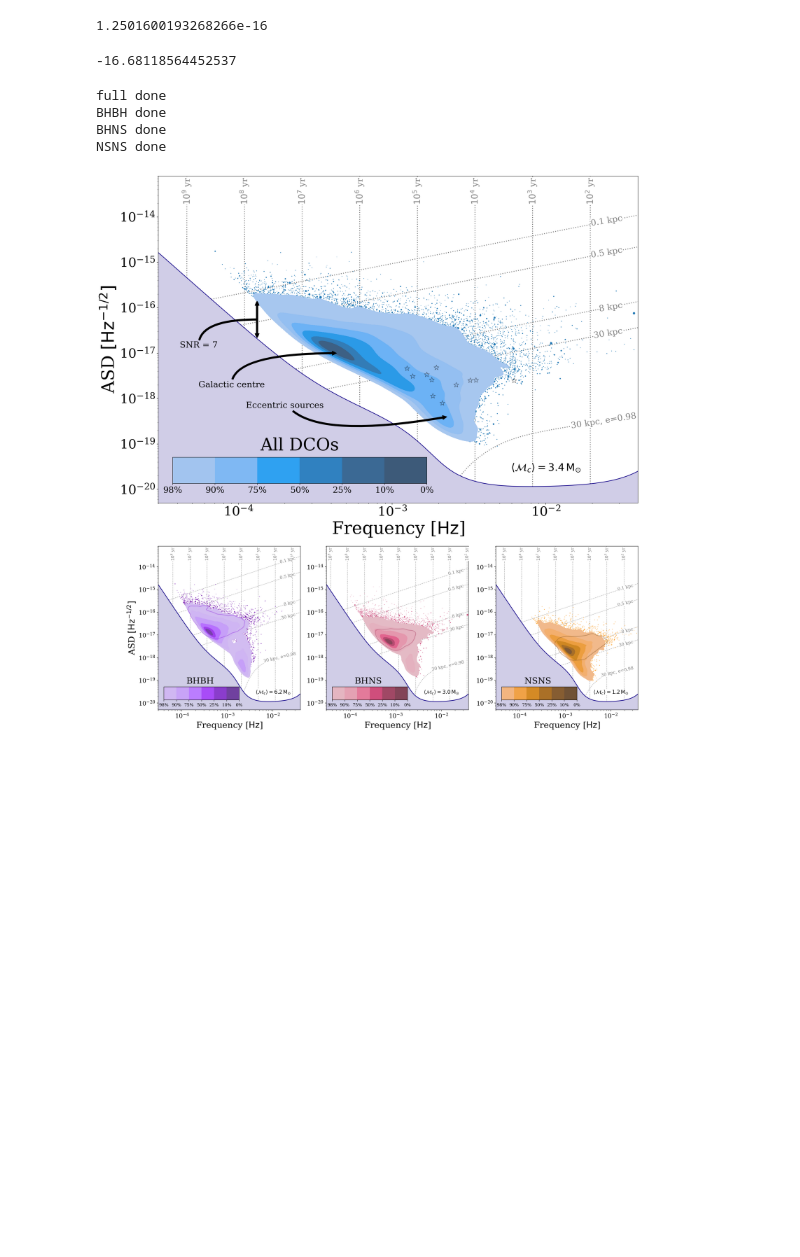
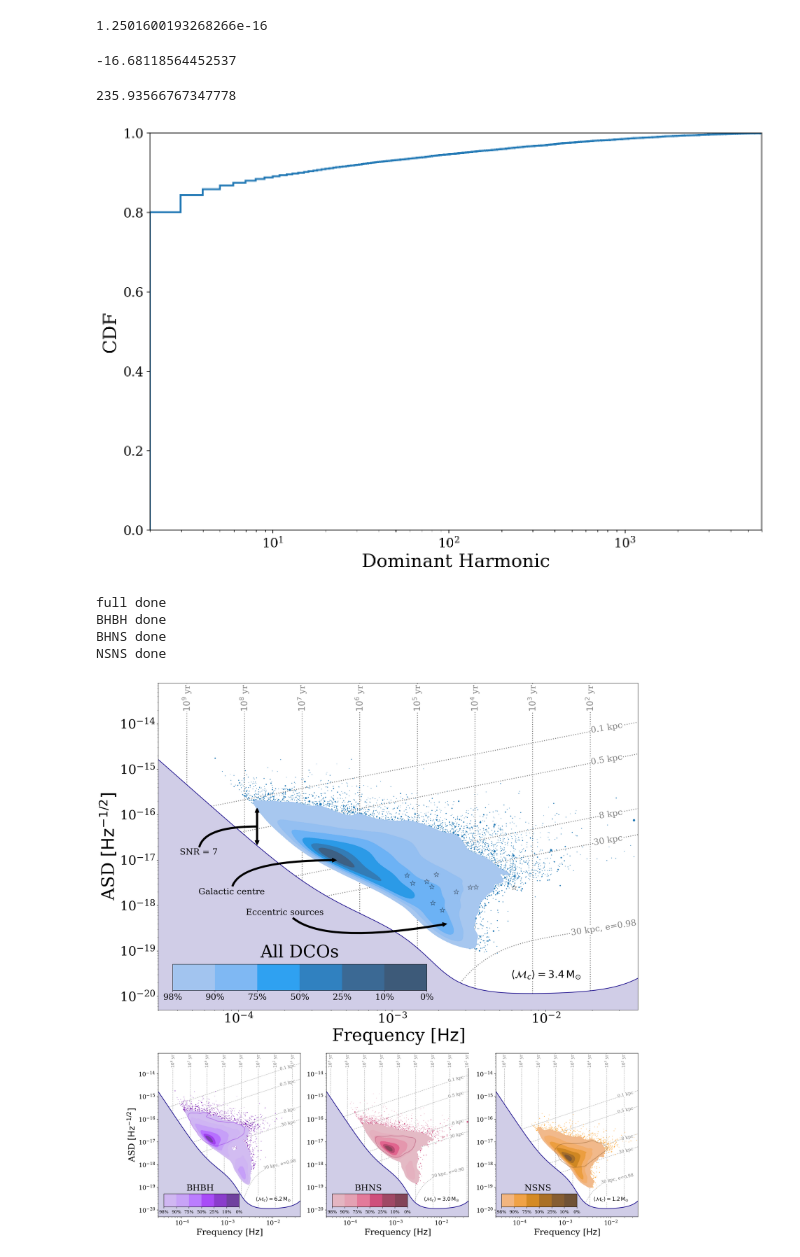
Before and after one commit to TomWagg/detecting-DCOs-in-LISA, a Jupyter notebook: paper/figure_notebooks/sensitivity_curve.ipynb, the cells around one changed output. Drawn from its saved outputs; the diff is of its cells as text; code cells hidden in the pictures; blank space fills up the shorter version.

```diff
--- a/paper/figure_notebooks/sensitivity_curve.ipynb
+++ b/paper/figure_notebooks/sensitivity_curve.ipynb
@@ -58,6 +58,8 @@ dco_colours = {"BHBH": plt.get_cmap("plasma")(0.2),
 # IMPORTANT: these need to point to the folders where you stored the data from Zenodo
 data_folder = "../../simulation/data/"
 sim_folder = data_folder + "simulation/"
+
+detections = np.load(data_folder + "detections_4yr.npy")
 # %% [markdown]
 # Instantiate LEGWORK sources and calculate SNRs
 Use LEGWORK to instantiate some Source classes and calculate the SNR of all sources.
@@ -166,6 +168,31 @@ def plot_sc_with_grid_lines(frequency_range, fig, ax, mc_mean, mc_min, line_scal
 np.log10(error_height)
 # %% [output]
 -16.68118564452537
+# %%
+np.average(harmonics, weights=weights)
+# %% [output]
+235.93566767347778
+# %%
+harmonics = np.array([])
+weights = np.array([])
+
+for i in range(len(fid_sources)):
+    harmonics = np.concatenate((harmonics, fid_sources[i].max_snr_harmonic[fid_sources[i].max_snr_harmonic != -1]))
+    weights = np.concatenate((weights, fid_sources[i].weight[fid_sources[i].max_snr_harmonic != -1] / fid_sources[i].weight[fid_sources[i].max_snr_harmonic != -1].sum() * detections[i][0].mean()))
+
+plt.hist(harmonics, weights=weights,
+         bins=np.logspace(np.log10(harmonics.min()), np.log10(harmonics.max()), 1000),
+         density=True, cumulative=True, histtype="step", lw=2)
+plt.xlim(left=2, right=6e3)
+plt.xscale("log")
+plt.ylim(0, 1)
+
+plt.xlabel("Dominant Harmonic")
+plt.ylabel("CDF")
+
+plt.show()
+# %% [output]
+[figure, added]
 # %%
 frequency_range = np.logspace(np.log10(3e-5), -1.4, 1000) * u.Hz
 
```
Also changed, not shown: 3 other files.
